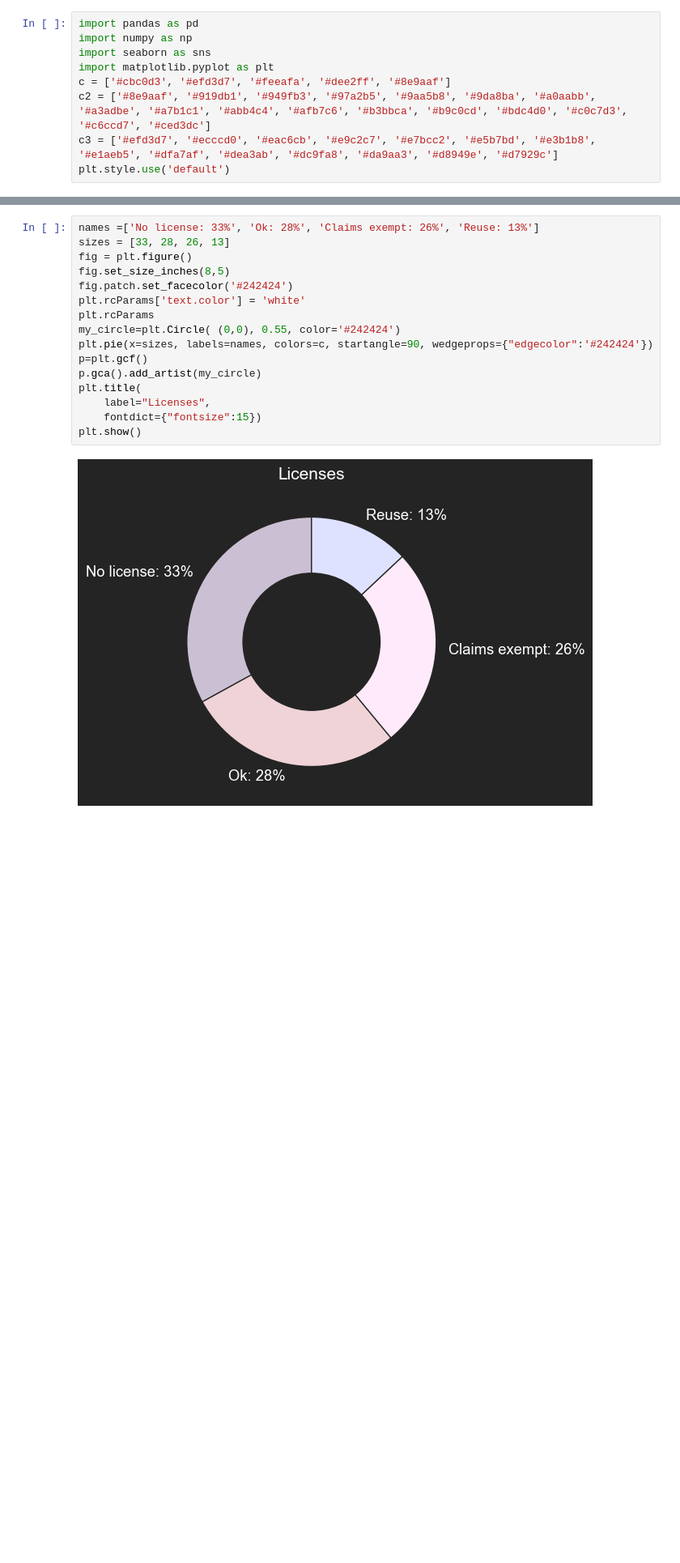
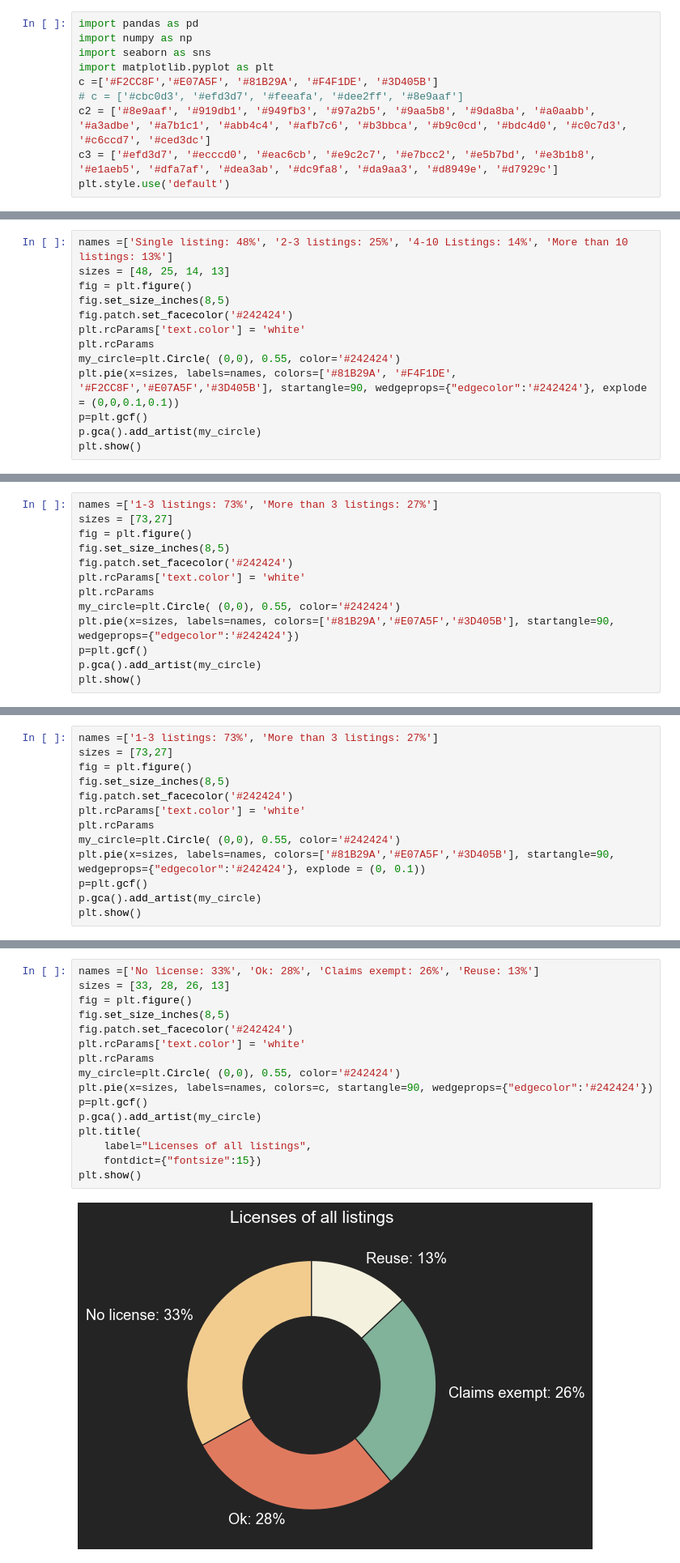
Before and after one commit to scheinmensch/Infringement_Detection_on_Airbnb, a Jupyter notebook: notebooks/Barcelona EDA.ipynb, the cells around one changed output, grey strips where cells are left out. Shown at 81% size. Drawn from its saved outputs; the diff is of its cells as text; blank space fills up the shorter version.

```diff
--- a/notebooks/Barcelona EDA.ipynb
+++ b/notebooks/Barcelona EDA.ipynb
@@ -37,7 +37,8 @@ import pandas as pd
 import numpy as np
 import seaborn as sns
 import matplotlib.pyplot as plt
-c = ['#cbc0d3', '#efd3d7', '#feeafa', '#dee2ff', '#8e9aaf']
+c =['#F2CC8F','#E07A5F', '#81B29A', '#F4F1DE', '#3D405B']
+# c = ['#cbc0d3', '#efd3d7', '#feeafa', '#dee2ff', '#8e9aaf']
 c2 = ['#8e9aaf', '#919db1', '#949fb3', '#97a2b5', '#9aa5b8', '#9da8ba', '#a0aabb', '#a3adbe', '#a7b1c1', '#abb4c4', '#afb7c6', '#b3bbca', '#b9c0cd', '#bdc4d0', '#c0c7d3', '#c6ccd7', '#ced3dc']
 c3 = ['#efd3d7', '#ecccd0', '#eac6cb', '#e9c2c7', '#e7bcc2', '#e5b7bd', '#e3b1b8', '#e1aeb5', '#dfa7af', '#dea3ab', '#dc9fa8', '#da9aa3', '#d8949e', '#d7929c']
 plt.style.use('default')
@@ -456,0 +465,13 @@ reuse.head(20)
+# %%
+names =['Single listing: 48%', '2-3 listings: 25%', '4-10 Listings: 14%', 'More than 10 listings: 13%']
+sizes = [48, 25, 14, 13]
+fig = plt.figure()
+fig.set_size_inches(8,5)
+fig.patch.set_facecolor('#242424')
+plt.rcParams['text.color'] = 'white'
+plt.rcParams
+my_circle=plt.Circle( (0,0), 0.55, color='#242424')
+plt.pie(x=sizes, labels=names, colors=['#81B29A', '#F4F1DE', '#F2CC8F','#E07A5F','#3D405B'], startangle=90, wedgeprops={"edgecolor":'#242424'}, explode = (0,0,0.1,0.1))
+p=plt.gcf()
+p.gca().add_artist(my_circle)
+plt.show()
@@ -456,0 +480,13 @@ reuse.head(20)
+# %%
+names =['1-3 listings: 73%', 'More than 3 listings: 27%']
+sizes = [73,27]
+fig = plt.figure()
+fig.set_size_inches(8,5)
+fig.patch.set_facecolor('#242424')
+plt.rcParams['text.color'] = 'white'
+plt.rcParams
+my_circle=plt.Circle( (0,0), 0.55, color='#242424')
+plt.pie(x=sizes, labels=names, colors=['#81B29A','#E07A5F','#3D405B'], startangle=90, wedgeprops={"edgecolor":'#242424'})
+p=plt.gcf()
+p.gca().add_artist(my_circle)
+plt.show()
@@ -456,0 +495,13 @@ reuse.head(20)
+# %%
+names =['1-3 listings: 73%', 'More than 3 listings: 27%']
+sizes = [73,27]
+fig = plt.figure()
+fig.set_size_inches(8,5)
+fig.patch.set_facecolor('#242424')
+plt.rcParams['text.color'] = 'white'
+plt.rcParams
+my_circle=plt.Circle( (0,0), 0.55, color='#242424')
+plt.pie(x=sizes, labels=names, colors=['#81B29A','#E07A5F','#3D405B'], startangle=90, wedgeprops={"edgecolor":'#242424'}, explode = (0, 0.1))
+p=plt.gcf()
+p.gca().add_artist(my_circle)
+plt.show()
@@ -476,18 +539,18 @@ Name: proportion, dtype: float64
 # %%
 names =['No license: 33%', 'Ok: 28%', 'Claims exempt: 26%', 'Reuse: 13%']
 sizes = [33, 28, 26, 13]
 fig = plt.figure()
 fig.set_size_inches(8,5)
 fig.patch.set_facecolor('#242424')
 plt.rcParams['text.color'] = 'white'
 plt.rcParams
 my_circle=plt.Circle( (0,0), 0.55, color='#242424')
 plt.pie(x=sizes, labels=names, colors=c, startangle=90, wedgeprops={"edgecolor":'#242424'})
 p=plt.gcf()
 p.gca().add_artist(my_circle)
 plt.title(
-    label="Licenses",
+    label="Licenses of all listings",
     fontdict={"fontsize":15})
 plt.show()
 # %% [output]
-[figure, old version]
+[figure, new version]
```
Also changed, not shown: parts of 19 cells of this notebook, 1 other file.
